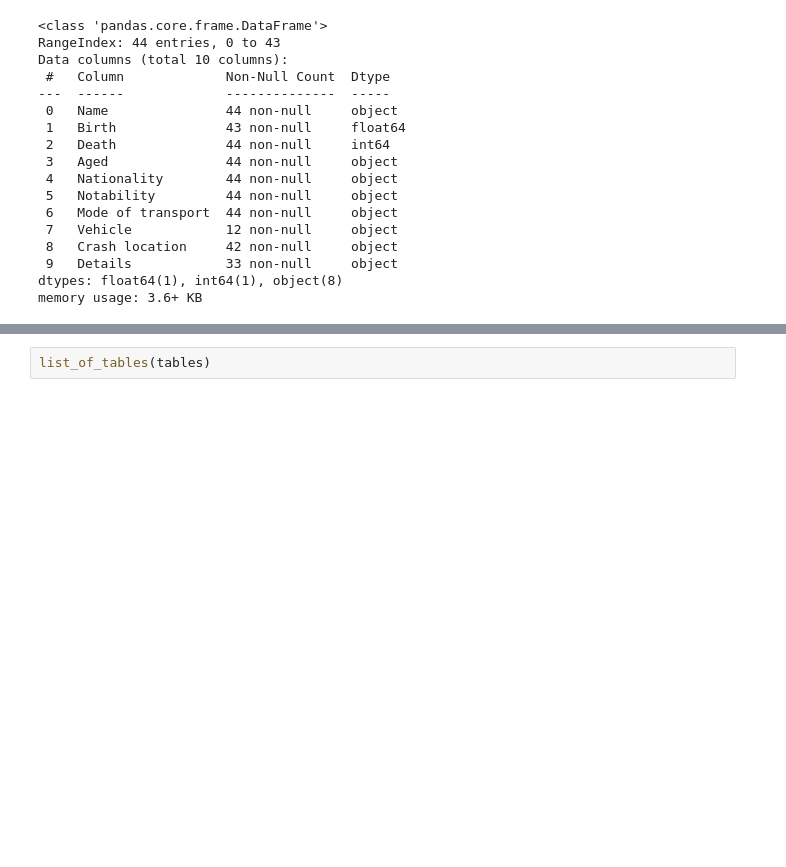
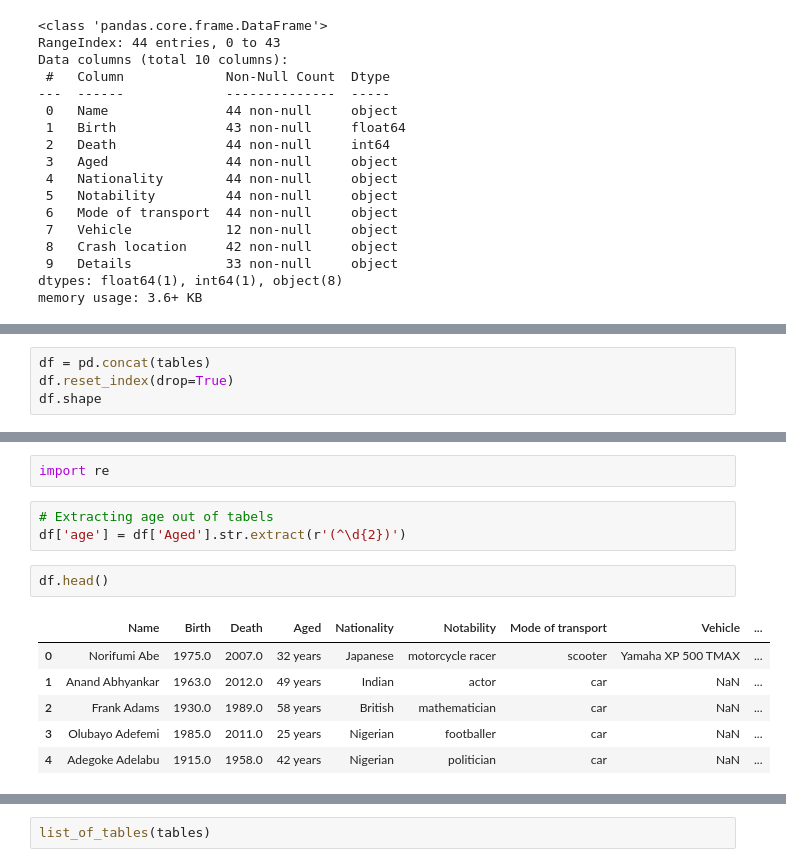
Before and after one commit to george887/MY_EXCERCISE, a Jupyter notebook: car_accident_data.ipynb, the cells around one changed output, grey strips where cells are left out. Drawn from its saved outputs; the diff is of its cells as text; blank space fills up the shorter version.

```diff
--- a/car_accident_data.ipynb
+++ b/car_accident_data.ipynb
@@ -474,0 +465,4 @@ full_df
+# %%
+df = pd.concat(tables)
+df.reset_index(drop=True)
+df.shape
@@ -474,0 +514,14 @@ full_df
+# %%
+import re
+# %%
+# Extracting age out of tabels
+df['age'] = df['Aged'].str.extract(r'(^\d{2})')
+# %%
+df.head()
+# %% [output]
+|  | Name | Birth | Death | Aged | Nationality | Notability | Mode of transport | Vehicle | ... |
+| 0 | Norifumi Abe | 1975.0 | 2007.0 | 32 years | Japanese | motorcycle racer | scooter | Yamaha XP 500 TMAX | ... |
+| 1 | Anand Abhyankar | 1963.0 | 2012.0 | 49 years | Indian | actor | car | NaN | ... |
+| 2 | Frank Adams | 1930.0 | 1989.0 | 58 years | British | mathematician | car | NaN | ... |
+| 3 | Olubayo Adefemi | 1985.0 | 2011.0 | 25 years | Nigerian | footballer | car | NaN | ... |
+| 4 | Adegoke Adelabu | 1915.0 | 1958.0 | 42 years | Nigerian | politician | car | NaN | ... |
```
Also changed, not shown: parts of 15 cells of this notebook.
